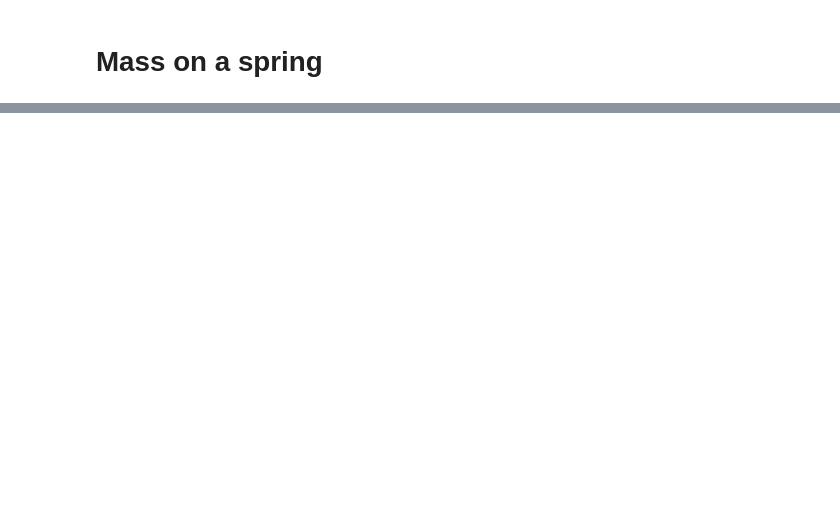
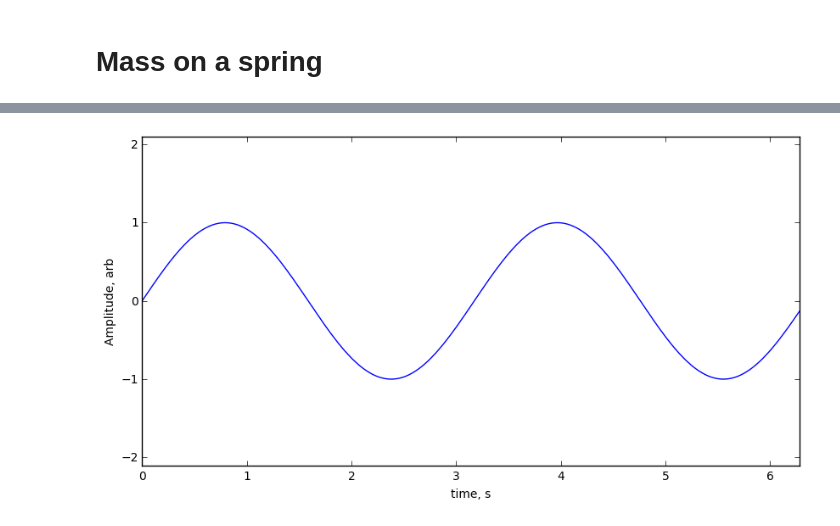
Before and after one commit to nvhealy/PHY1022Notebooks, a Jupyter notebook: sci/SHMapp.ipynb, the cells around one changed output, grey strips where cells are left out. Saved outputs shown, nothing was run; the diff lists cells and outputs as text; code cells hidden in the pictures; blank space fills up the shorter version.

```diff
--- a/sci/SHMapp.ipynb
+++ b/sci/SHMapp.ipynb
@@ -58,0 +95,13 @@ interact(pltbeats, omega =(0.1,20,0.1), x_max = (0.1,5,0.1));
+# %%
+def pltpen(L, g, x_max):
+    fig = plt.figure(figsize=(10, 5))
+    omega = np.sqrt(g/L)
+    plt.plot(t,x_max*np.sin(t*omega))
+    plt.ylim(-2.1,2.1)
+    plt.xlim(0, 2*np.pi)
+    plt.xlabel("time, s")
+    plt.ylabel("Amplitude, arb")
+# %%
+interact(pltpen, L =(0.1,5,0.1), g = (9.8/2, 9.8+9.8/2, 0.1), x_max = (0.1,2,0.1));
+# %% [output]
+[figure, added]
```
Also changed, not shown: parts of 10 cells of this notebook, 10 other files.
